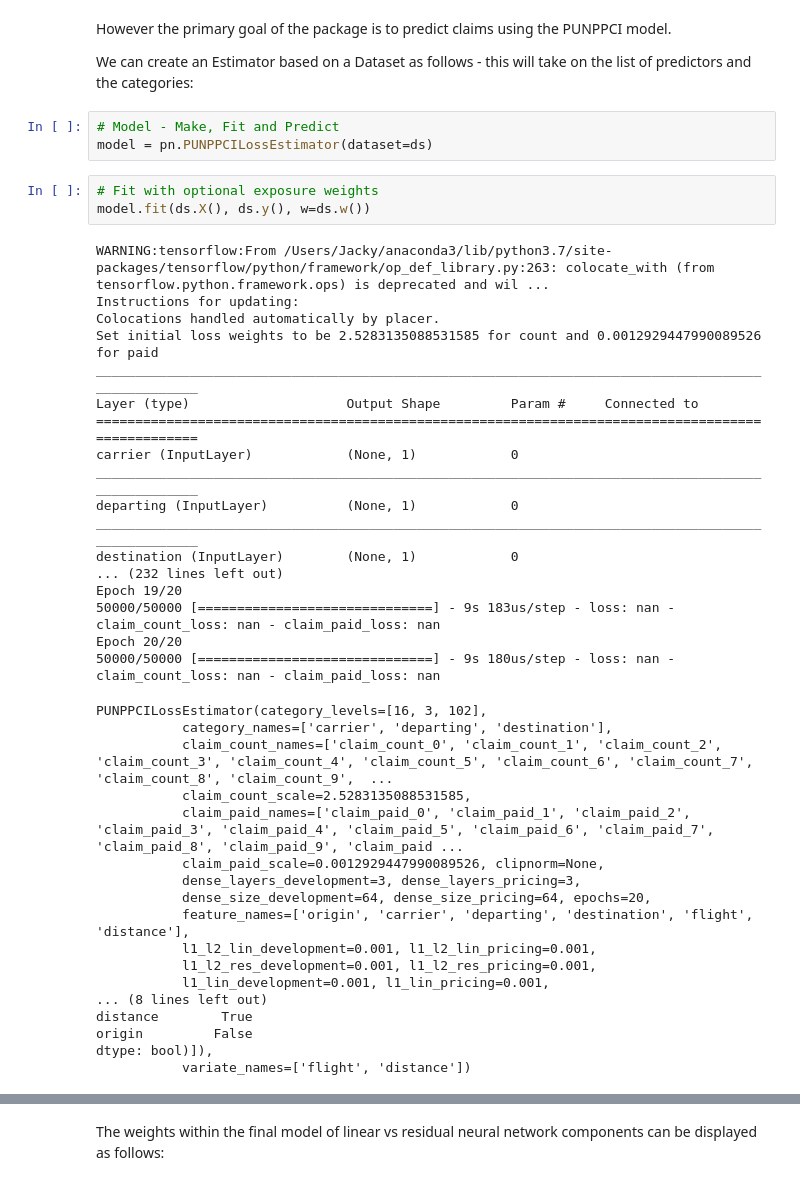
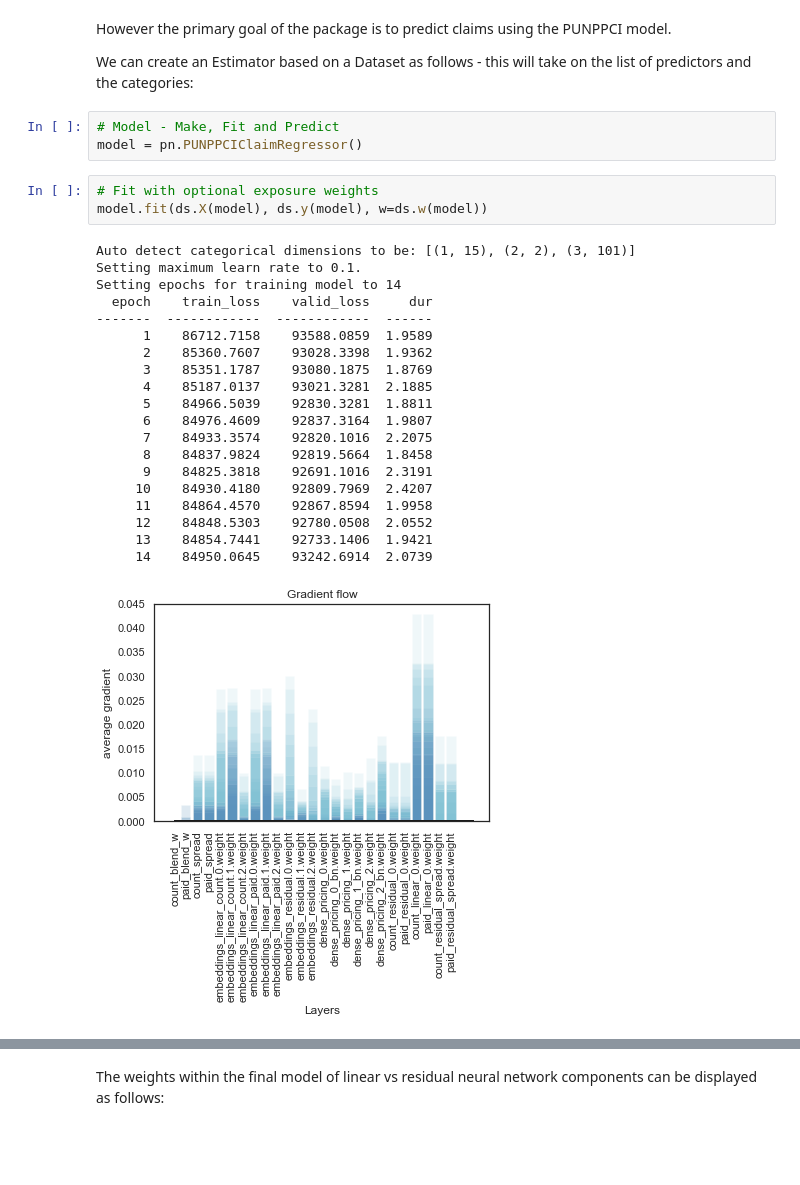
Before and after one commit to JackyP/penalised-unexplainability-network-payments-per-claim-incurred, a Jupyter notebook: Example.ipynb, the cells around one changed output, grey strips where cells are left out. Cells and saved outputs as stored; diff of their text form; blank space fills up the shorter version.

```diff
--- a/Example.ipynb
+++ b/Example.ipynb
@@ -120,42 +92,28 @@ However the primary goal of the package is to predict claims using the PUNPPCI m
 We can create an Estimator based on a Dataset as follows - this will take on the list of predictors and the categories:
 # %%
 # Model - Make, Fit and Predict
-model = pn.PUNPPCILossEstimator(dataset=ds)
+model = pn.PUNPPCIClaimRegressor()
 # %%
 # Fit with optional exposure weights
-model.fit(ds.X(), ds.y(), w=ds.w())
+model.fit(ds.X(model), ds.y(model), w=ds.w(model))
 # %% [output]
-WARNING:tensorflow:From /Users/Jacky/anaconda3/lib/python3.7/site-packages/tensorflow/python/framework/op_def_library.py:263: colocate_with (from tensorflow.python.framework.ops) is deprecated and wil ...
-Instructions for updating:
-Colocations handled automatically by placer.
-Set initial loss weights to be 2.5283135088531585 for count and 0.0012929447990089526 for paid
-__________________________________________________________________________________________________
-Layer (type)                    Output Shape         Param #     Connected to
-==================================================================================================
-carrier (InputLayer)            (None, 1)            0
-__________________________________________________________________________________________________
-departing (InputLayer)          (None, 1)            0
-__________________________________________________________________________________________________
-destination (InputLayer)        (None, 1)            0
-... (232 lines left out)
-Epoch 19/20
-50000/50000 [==============================] - 9s 183us/step - loss: nan - claim_count_loss: nan - claim_paid_loss: nan
-Epoch 20/20
-50000/50000 [==============================] - 9s 180us/step - loss: nan - claim_count_loss: nan - claim_paid_loss: nan
+Auto detect categorical dimensions to be: [(1, 15), (2, 2), (3, 101)]
+Setting maximum learn rate to 0.1.
+Setting epochs for training model to 14
+  epoch    train_loss    valid_loss     dur
+-------  ------------  ------------  ------
+      1    86712.7158    93588.0859  1.9589
+      2    85360.7607    93028.3398  1.9362
+      3    85351.1787    93080.1875  1.8769
+      4    85187.0137    93021.3281  2.1885
+      5    84966.5039    92830.3281  1.8811
+      6    84976.4609    92837.3164  1.9807
+      7    84933.3574    92820.1016  2.2075
+      8    84837.9824    92819.5664  1.8458
+      9    84825.3818    92691.1016  2.3191
+     10    84930.4180    92809.7969  2.4207
+     11    84864.4570    92867.8594  1.9958
+     12    84848.5303    92780.0508  2.0552
+     13    84854.7441    92733.1406  1.9421
+     14    84950.0645    93242.6914  2.0739
-PUNPPCILossEstimator(category_levels=[16, 3, 102],
-           category_names=['carrier', 'departing', 'destination'],
-           claim_count_names=['claim_count_0', 'claim_count_1', 'claim_count_2', 'claim_count_3', 'claim_count_4', 'claim_count_5', 'claim_count_6', 'claim_count_7', 'claim_count_8', 'claim_count_9',  ...
-           claim_count_scale=2.5283135088531585,
-           claim_paid_names=['claim_paid_0', 'claim_paid_1', 'claim_paid_2', 'claim_paid_3', 'claim_paid_4', 'claim_paid_5', 'claim_paid_6', 'claim_paid_7', 'claim_paid_8', 'claim_paid_9', 'claim_paid ...
-           claim_paid_scale=0.0012929447990089526, clipnorm=None,
-           dense_layers_development=3, dense_layers_pricing=3,
-           dense_size_development=64, dense_size_pricing=64, epochs=20,
-           feature_names=['origin', 'carrier', 'departing', 'destination', 'flight', 'distance'],
-           l1_l2_lin_development=0.001, l1_l2_lin_pricing=0.001,
-           l1_l2_res_development=0.001, l1_l2_res_pricing=0.001,
-           l1_lin_development=0.001, l1_lin_pricing=0.001,
-... (8 lines left out)
-distance        True
-origin         False
-dtype: bool)]),
-           variate_names=['flight', 'distance'])
+[figure, added]
```
Also changed, not shown: parts of 59 cells of this notebook, 16 other files.
